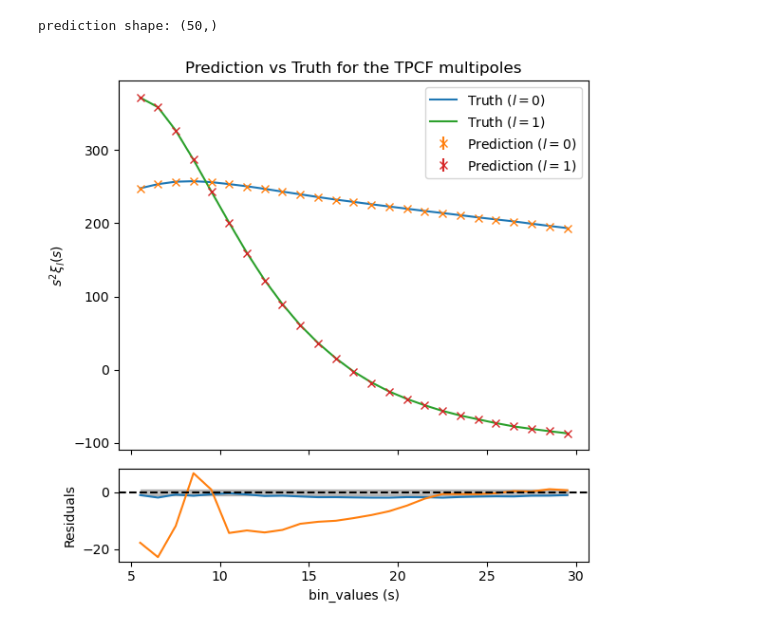
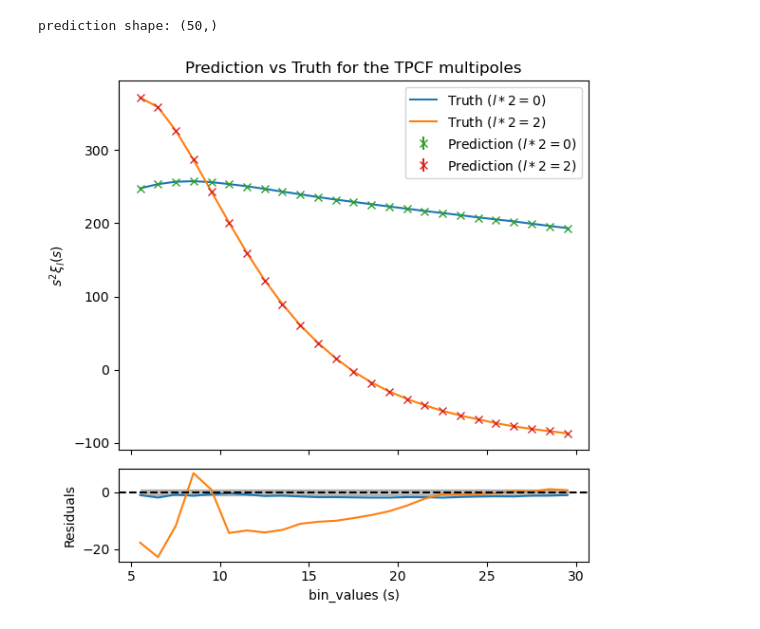
Before and after one commit to epaillas/acm, a Jupyter notebook: docs/notebooks/observables.ipynb, the cells around one changed output. Drawn from its saved outputs; the diff is of its cells as text; code cells hidden in the pictures.

```diff
--- a/docs/notebooks/observables.ipynb
+++ b/docs/notebooks/observables.ipynb
@@ -6,23 +6,6 @@
 from acm.observables.base import BaseObservable
 from acm.data.paths import emc_paths # Default path for example
 from acm.data.default import summary_coords_dict # default summary coordinates dictionary
-
-# tmp - Remove all that is bgs related (paths, param nb)
-emc_paths = {
-    # dir of the input data and covariance
-    'lhc_dir': '/pscratch/sd/s/sbouchar/acm/input_data/',
-    'covariance_dir': '/pscratch/sd/s/sbouchar/acm/input_data/',
-    # dir of the errors
-    'error_dir': '/pscratch/sd/s/sbouchar/acm/emulator_error/',
-    'emulator_covariance_dir': '/pscratch/sd/s/sbouchar/acm/emulator_error/',
-    'save_dir': '/pscratch/sd/s/sbouchar/acm/emulator_error/',
-    # dir of the trained models
-    'study_dir': '/pscratch/sd/s/sbouchar/acm/trained_models/optuna/',
-    'model_dir': '/pscratch/sd/s/sbouchar/acm/trained_models/',
-    'checkpoint_name': 'last.ckpt',
-    # dir of the inference
-    'chain_dir': '/pscratch/sd/s/sbouchar/acm/chains/',
-}
 
 class TPCF(BaseObservable):
     """
@@ -42,8 +25,6 @@ class TPCF(BaseObservable):
 
     @property
     def summary_coords_dict(self):
-        summary_coords_dict['param_number'] = 17
-        summary_coords_dict['phase_number'] = 1629
         return summary_coords_dict
 # %%
 select_filters = {'cosmo_idx': [0, 1], 'multipoles': [0]}
@@ -124,30 +105,30 @@ prediction shape: (50,)
 # %%
 s = combined.bin_values
 truth = combined.lhc_y[idx_pred] # Same index to compare with the prediction
 pred = prediction
 error = np.sqrt(np.diag(combined.get_covariance_matrix()))
 
 # reshape
 truth = truth.reshape(2, -1)
 pred = pred.reshape(2, -1)
 error = error.reshape(2, -1)
 s = s.reshape(2, -1)
 
 fig, ax = plt.subplots(2, 1, figsize=(6, 6), sharex=True, height_ratios=[2, 0.5])
 
 for l in range(2):
-    ax[0].plot(s[l], truth[l]*s[l]**2, label=fr'Truth (${l=}$)')
-    ax[0].errorbar(s[l], pred[l]*s[l]**2, yerr=error[l]*s[l]**2, fmt='x', label=fr'Prediction (${l=}$)')
+    ax[0].plot(s[l], truth[l]*s[l]**2, label=fr'Truth (${l*2=}$)', color=f'C{l}')
+    ax[0].errorbar(s[l], pred[l]*s[l]**2, yerr=error[l]*s[l]**2, fmt='x', label=fr'Prediction (${l*2=}$)', color=f'C{l+2}')
 
-    ax[1].plot(s[l], (pred[l] - truth[l])/error[l])
+    ax[1].plot(s[l], (pred[l] - truth[l])/error[l], color=f'C{l}')
 ax[1].axhline(0, color='k', linestyle='--')
 ax[1].fill_between(s[0], -1, 1, color='gray', alpha=0.5)
 ax[0].set_ylabel(r'$s^2 \xi_l(s)$')
 ax[1].set_ylabel('Residuals')
 ax[1].set_xlabel('bin_values (s)')
 
 ax[0].set_title('Prediction vs Truth for the TPCF multipoles')
 ax[0].legend()
 fig.tight_layout();
 # %% [output]
-[figure, old version]
+[figure, new version]
```
Also changed, not shown: parts of 1 cell of this notebook.
